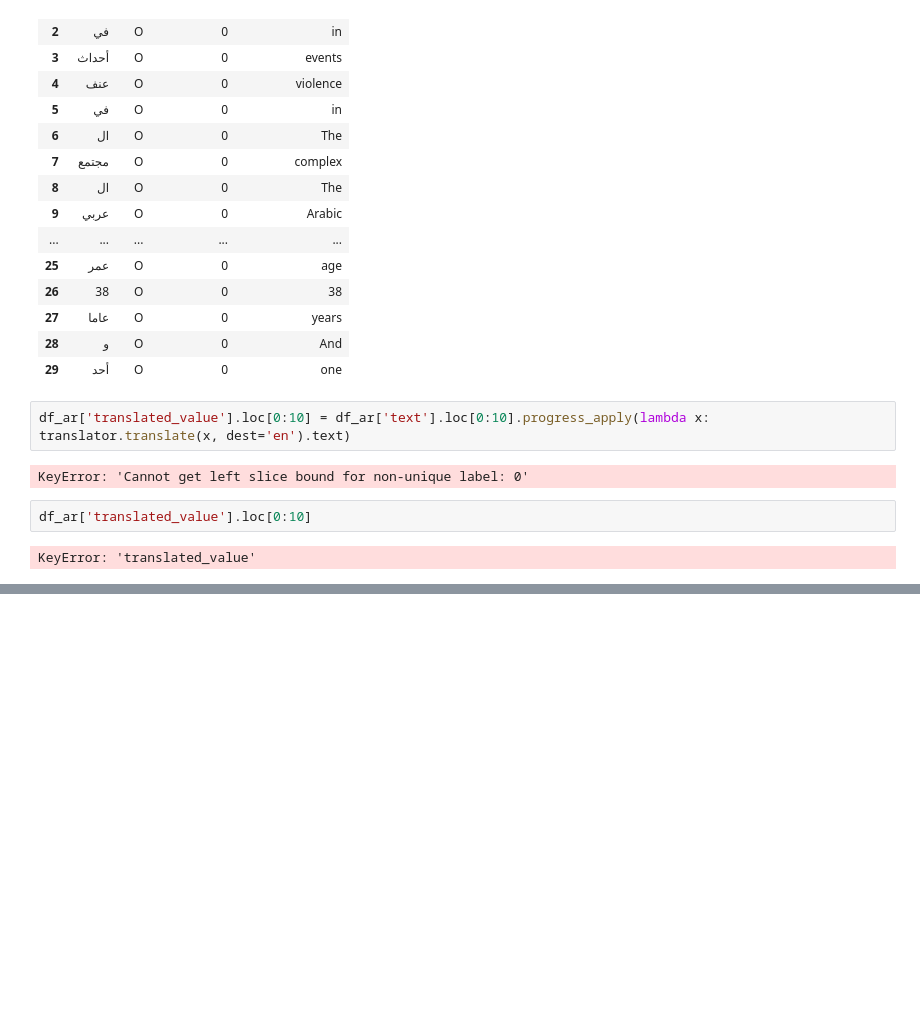
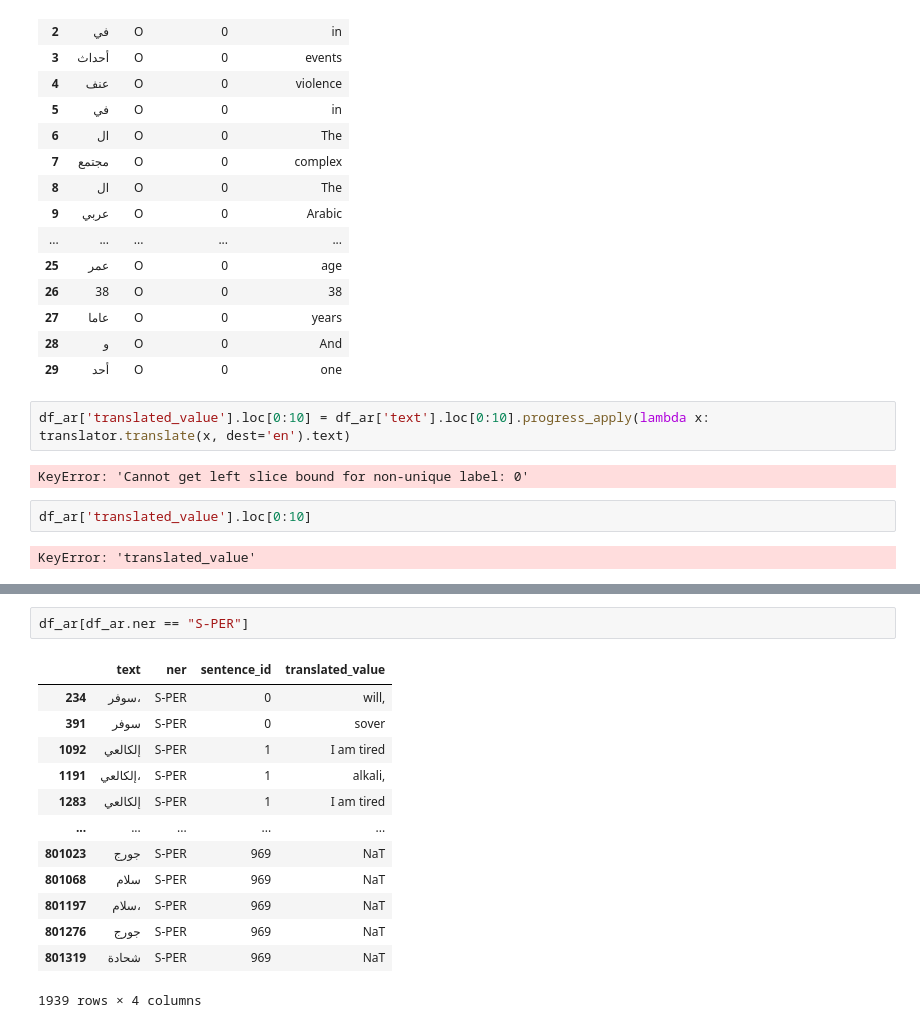
Before and after one commit to wzwzeyal/huggingface_project_template, a Jupyter notebook: notebooks/eda.ipynb, the cells around one changed output, grey strips where cells are left out. Cells and saved outputs as stored; diff of their text form; blank space fills up the shorter version.

```diff
--- a/notebooks/eda.ipynb
+++ b/notebooks/eda.ipynb
@@ -230,0 +261,16 @@ KeyError: 'translated_value'
+# %%
+df_ar[df_ar.ner == "S-PER"]
+# %% [output]
+|  | text | ner | sentence_id | translated_value |
+| 234 | سوفر، | S-PER | 0 | will, |
+| 391 | سوفر | S-PER | 0 | sover |
+| 1092 | إلكالعي | S-PER | 1 | I am tired |
+| 1191 | إلكالعي، | S-PER | 1 | alkali, |
+| 1283 | إلكالعي | S-PER | 1 | I am tired |
+| ... | ... | ... | ... | ... |
+| 801023 | جورج | S-PER | 969 | NaT |
+| 801068 | سلام | S-PER | 969 | NaT |
+| 801197 | سلام، | S-PER | 969 | NaT |
+| 801276 | جورج | S-PER | 969 | NaT |
+| 801319 | شحادة | S-PER | 969 | NaT |
+1939 rows × 4 columns
```
Also changed, not shown: parts of 2 cells of this notebook.
